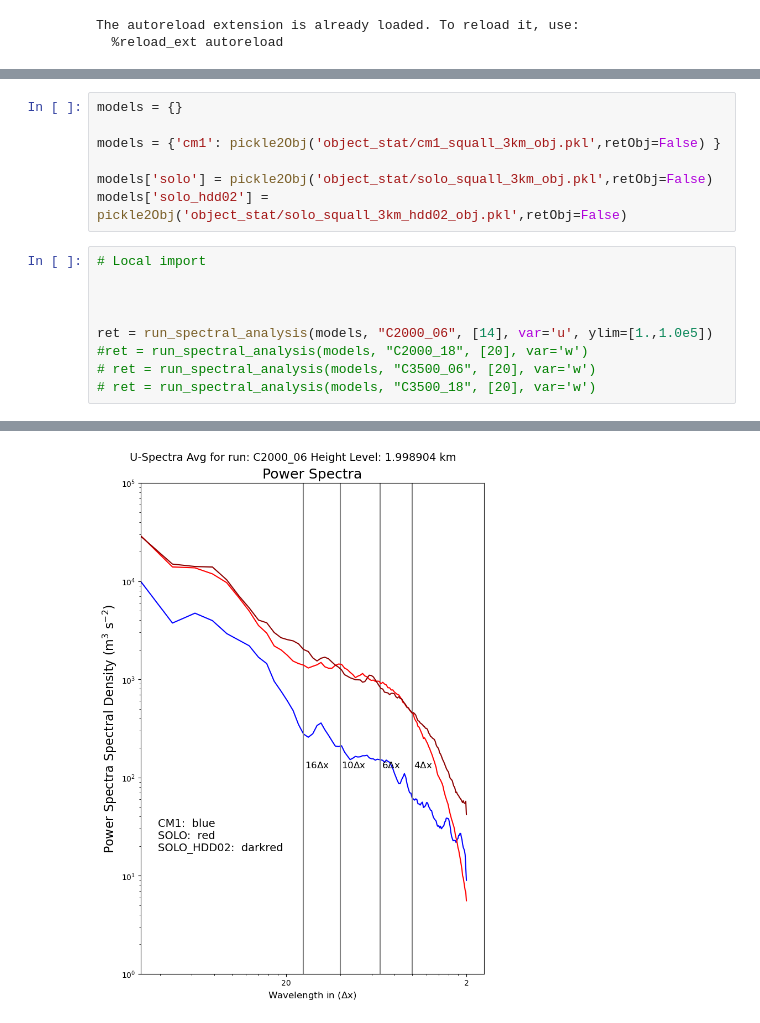
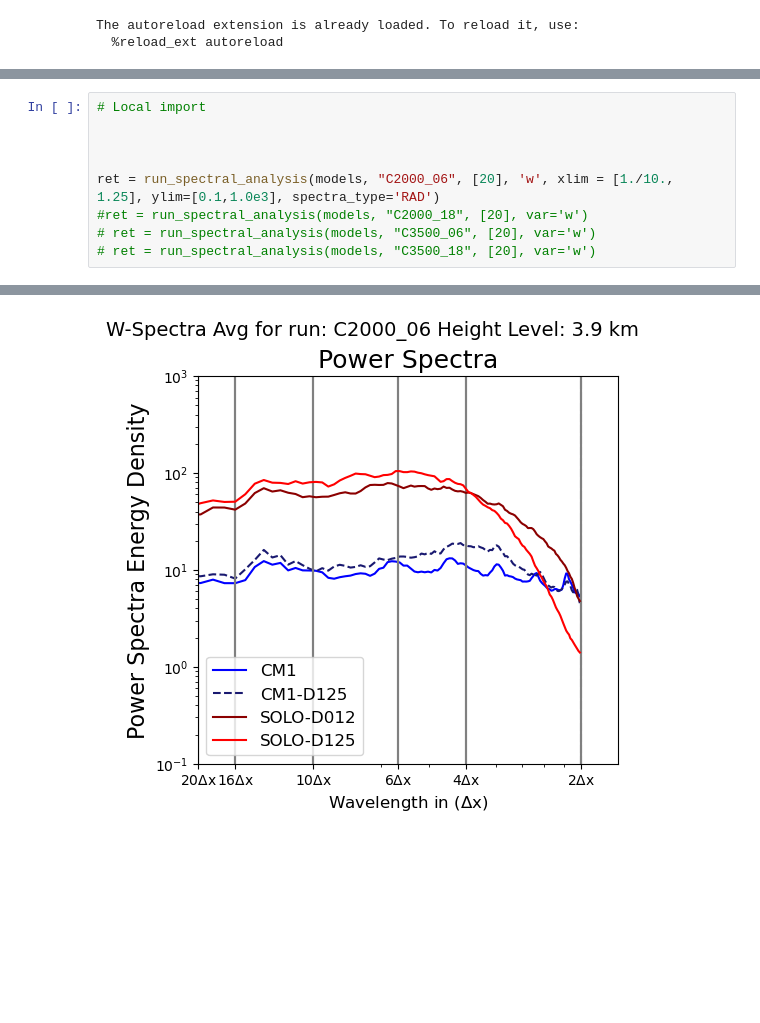
Before and after one commit to louiswicker/CAM_analysis_tools, a Jupyter notebook: ideal_cases/w_spectraIdeal.ipynb, the cells around one changed output, grey strips where cells are left out. Saved outputs shown, nothing was run; the diff lists cells and outputs as text; blank space fills up the shorter version.

```diff
--- a/ideal_cases/w_spectraIdeal.ipynb
+++ b/ideal_cases/w_spectraIdeal.ipynb
@@ -94,17 +120,10 @@ def run_spectral_analysis(model, run, analysis_levels, var='w', ylim=[0.1,1.0e4]
 #         plt.savefig("%s/spectra_%s_%s_%3.3dhPa.png" % (out_dir, 'W_ideal', shear, plevels[n]/100), bbox_inches='tight', dpi=300)
-# %%
-models = {}
-
-models = {'cm1': pickle2Obj('object_stat/cm1_squall_3km_obj.pkl',retObj=False) }
-
-models['solo'] = pickle2Obj('object_stat/solo_squall_3km_obj.pkl',retObj=False)
-models['solo_hdd02'] = pickle2Obj('object_stat/solo_squall_3km_hdd02_obj.pkl',retObj=False)
 # %%
 # Local import
 
 
 
-ret = run_spectral_analysis(models, "C2000_06", [14], var='u', ylim=[1.,1.0e5])
+ret = run_spectral_analysis(models, "C2000_06", [20], 'w', xlim = [1./10., 1.25], ylim=[0.1,1.0e3], spectra_type='RAD')
 #ret = run_spectral_analysis(models, "C2000_18", [20], var='w')
 # ret = run_spectral_analysis(models, "C3500_06", [20], var='w')
 # ret = run_spectral_analysis(models, "C3500_18", [20], var='w')
@@ -129,2 +148,2 @@ plot_spectra: DETREND = False
-[figure, old version]
+[figure, new version]
 # %%
```
Also changed, not shown: parts of 8 cells of this notebook, 6 other files.
